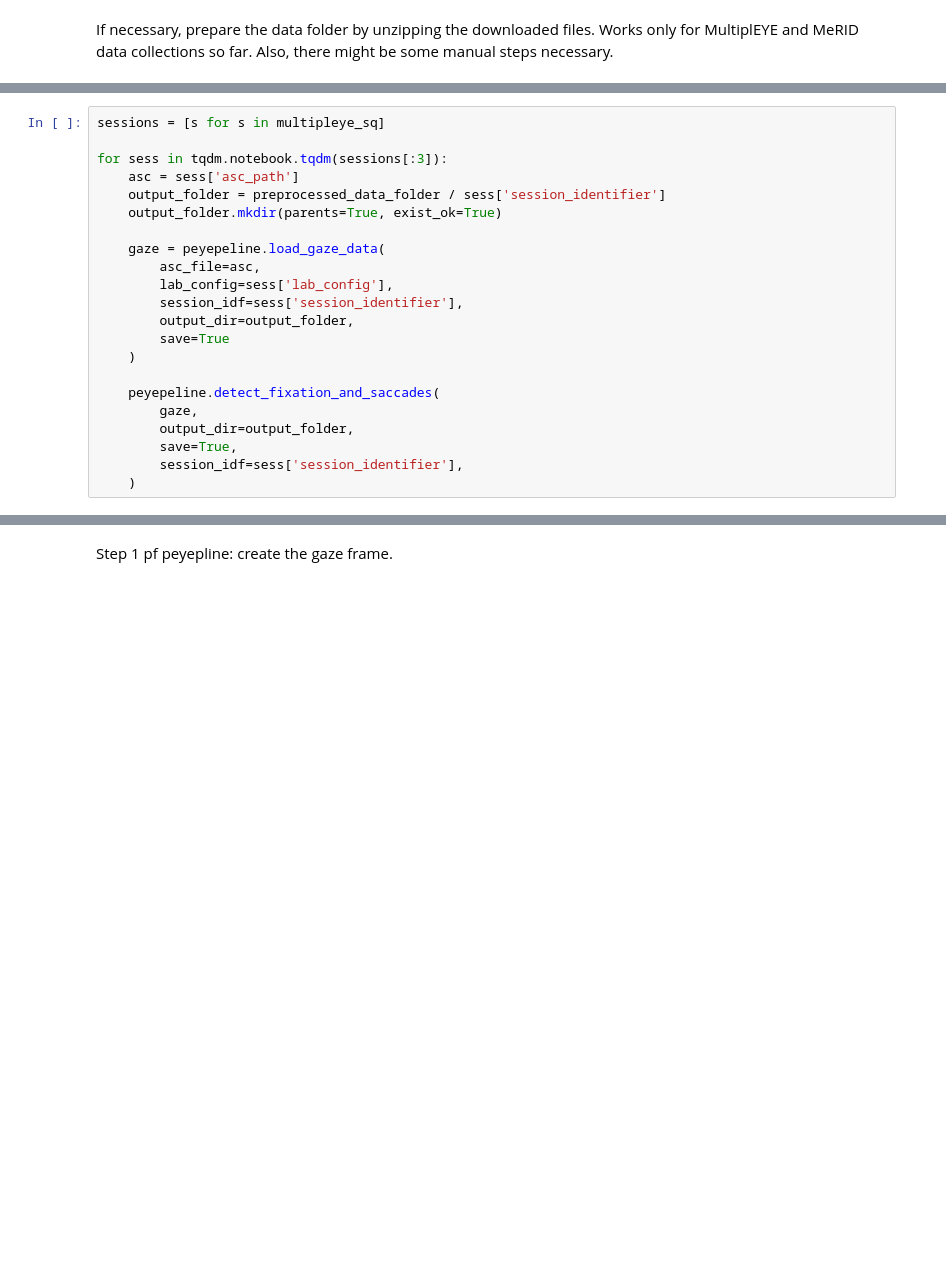
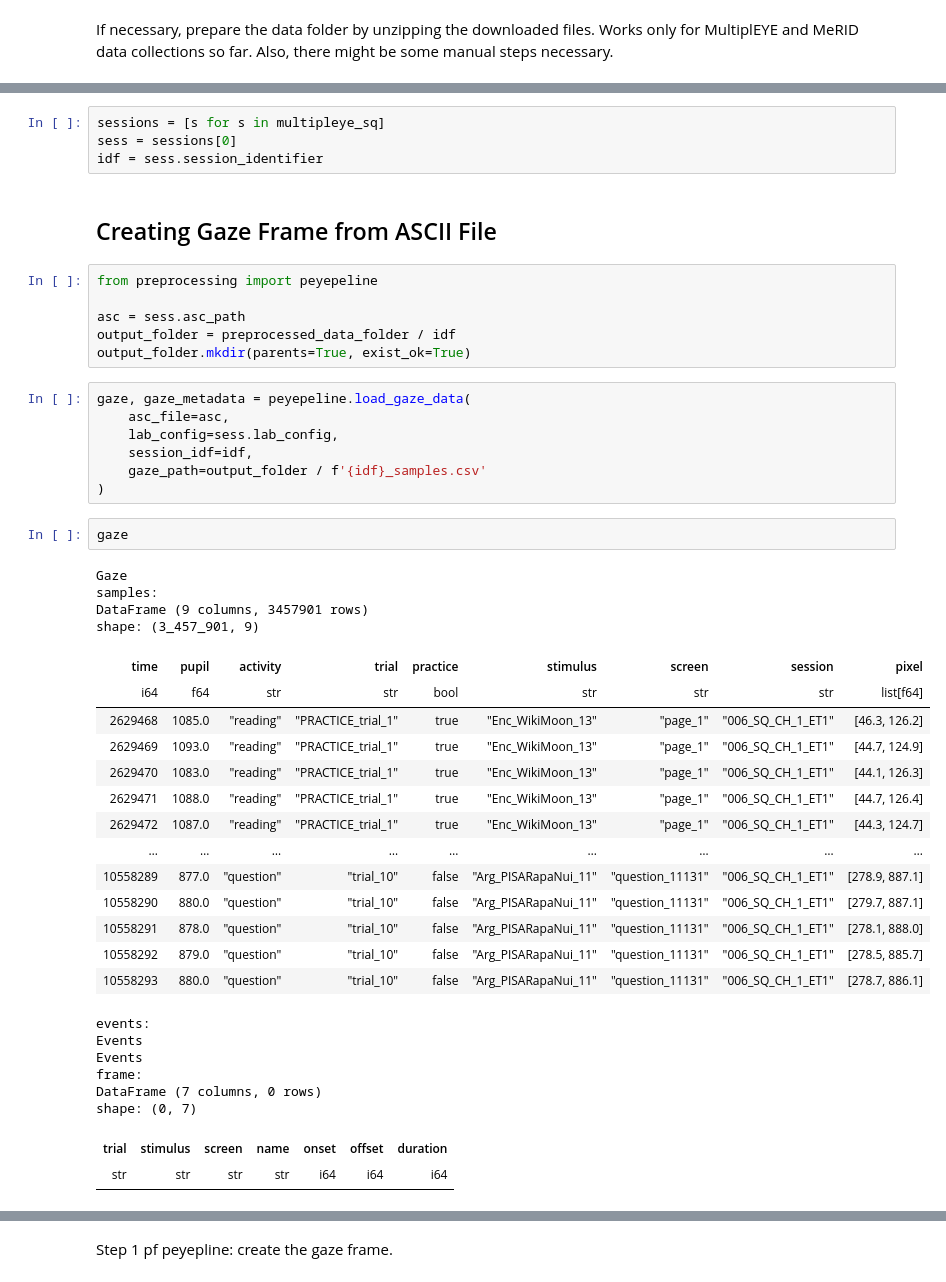
Before and after one commit to MultiplEYE-COST/multipleye-preprocessing, a Jupyter notebook: preprocessing.ipynb, the cells around one changed output, grey strips where cells are left out. Drawn from its saved outputs; the diff is of its cells as text; blank space fills up the shorter version.

Commit message:
removed AS files, filling in the preprocessing notebook'

```diff
--- a/preprocessing.ipynb
+++ b/preprocessing.ipynb
@@ -30,22 +24,0 @@ preprocessed_data_folder.mkdir(parents=True, exist_ok=True)
-# %%
-sessions = [s for s in multipleye_sq]
-
-for sess in tqdm.notebook.tqdm(sessions[:3]):
-    asc = sess['asc_path']
-    output_folder = preprocessed_data_folder / sess['session_identifier']
-    output_folder.mkdir(parents=True, exist_ok=True)
-
-    gaze = peyepeline.load_gaze_data(
-        asc_file=asc,
-        lab_config=sess['lab_config'],
-        session_idf=sess['session_identifier'],
-        output_dir=output_folder,
-        save=True
-	)
-
-    peyepeline.detect_fixation_and_saccades(
-        gaze,
-		output_dir=output_folder,
-		save=True,
-        session_idf=sess['session_identifier'],
-    )
@@ -56,0 +31,47 @@ TypeError: 'NoneType' object is not subscriptable
+# %%
+sessions = [s for s in multipleye_sq]
+sess = sessions[0]
+idf = sess.session_identifier
+# %% [markdown]
+## Creating Gaze Frame from ASCII File
+# %%
+from preprocessing import peyepeline
+
+asc = sess.asc_path
+output_folder = preprocessed_data_folder / idf
+output_folder.mkdir(parents=True, exist_ok=True)
+# %%
+gaze, gaze_metadata = peyepeline.load_gaze_data(
+    asc_file=asc,
+    lab_config=sess.lab_config,
+    session_idf=idf,
+    gaze_path=output_folder / f'{idf}_samples.csv'
+)
+# %%
+gaze
+# %% [output]
+Gaze
+samples:
+DataFrame (9 columns, 3457901 rows)
+shape: (3_457_901, 9)
+| time | pupil | activity | trial | practice | stimulus | screen | session | pixel |
+| i64 | f64 | str | str | bool | str | str | str | list[f64] |
+| 2629468 | 1085.0 | "reading" | "PRACTICE_trial_1" | true | "Enc_WikiMoon_13" | "page_1" | "006_SQ_CH_1_ET1" | [46.3, 126.2] |
+| 2629469 | 1093.0 | "reading" | "PRACTICE_trial_1" | true | "Enc_WikiMoon_13" | "page_1" | "006_SQ_CH_1_ET1" | [44.7, 124.9] |
+| 2629470 | 1083.0 | "reading" | "PRACTICE_trial_1" | true | "Enc_WikiMoon_13" | "page_1" | "006_SQ_CH_1_ET1" | [44.1, 126.3] |
+| 2629471 | 1088.0 | "reading" | "PRACTICE_trial_1" | true | "Enc_WikiMoon_13" | "page_1" | "006_SQ_CH_1_ET1" | [44.7, 126.4] |
+| 2629472 | 1087.0 | "reading" | "PRACTICE_trial_1" | true | "Enc_WikiMoon_13" | "page_1" | "006_SQ_CH_1_ET1" | [44.3, 124.7] |
+| … | … | … | … | … | … | … | … | … |
+| 10558289 | 877.0 | "question" | "trial_10" | false | "Arg_PISARapaNui_11" | "question_11131" | "006_SQ_CH_1_ET1" | [278.9, 887.1] |
+| 10558290 | 880.0 | "question" | "trial_10" | false | "Arg_PISARapaNui_11" | "question_11131" | "006_SQ_CH_1_ET1" | [279.7, 887.1] |
+| 10558291 | 878.0 | "question" | "trial_10" | false | "Arg_PISARapaNui_11" | "question_11131" | "006_SQ_CH_1_ET1" | [278.1, 888.0] |
+| 10558292 | 879.0 | "question" | "trial_10" | false | "Arg_PISARapaNui_11" | "question_11131" | "006_SQ_CH_1_ET1" | [278.5, 885.7] |
+| 10558293 | 880.0 | "question" | "trial_10" | false | "Arg_PISARapaNui_11" | "question_11131" | "006_SQ_CH_1_ET1" | [278.7, 886.1] |
+events:
+Events
+Events
+frame:
+DataFrame (7 columns, 0 rows)
+shape: (0, 7)
+| trial | stimulus | screen | name | onset | offset | duration |
+| str | str | str | str | i64 | i64 | i64 |
```
Also changed, not shown: parts of 57 cells of this notebook, 2 other files.
